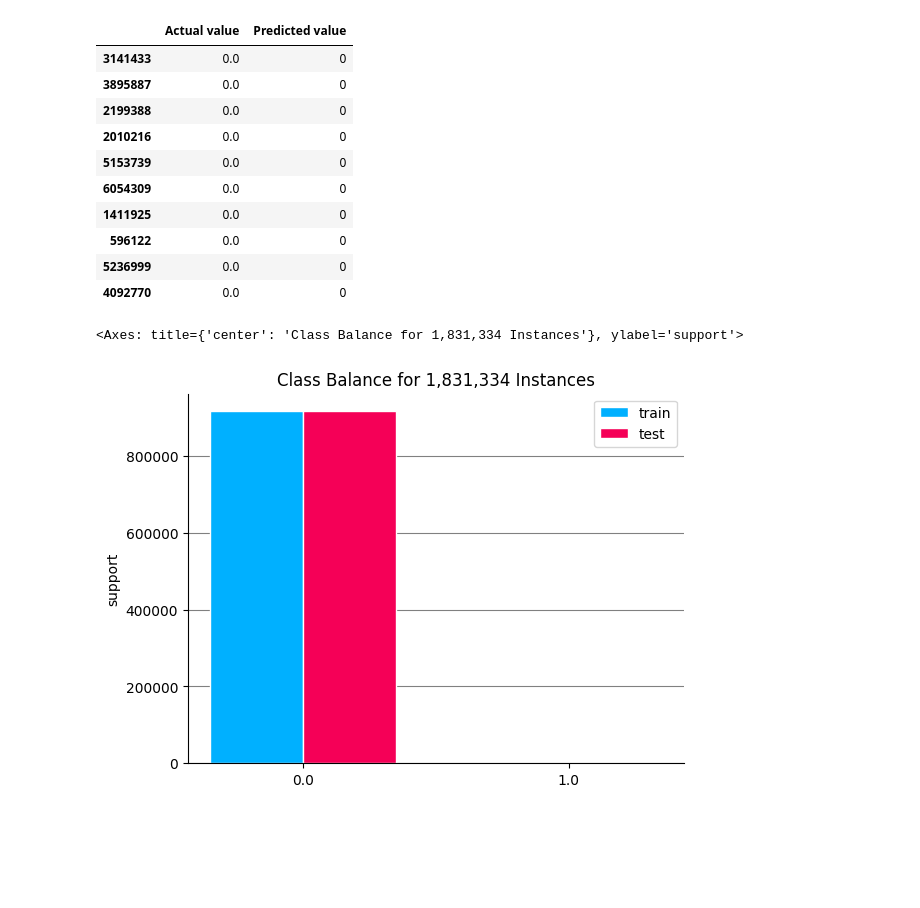
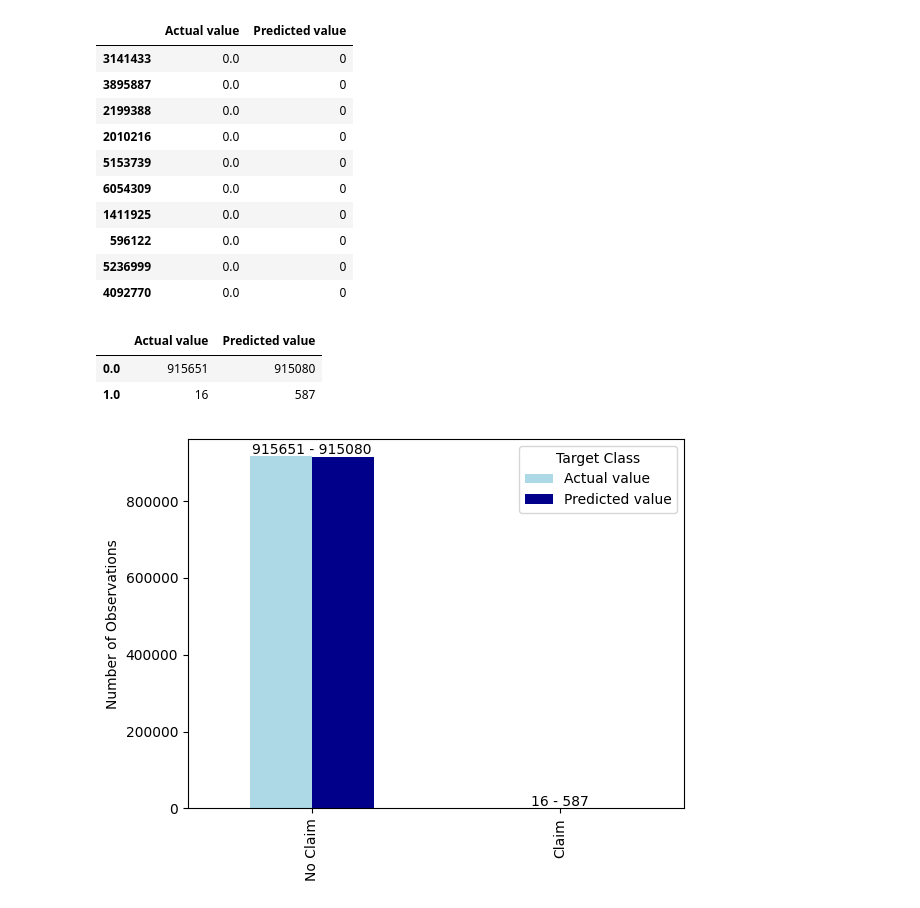
Before and after one commit to jacquito0925/audimed_tfm, a Jupyter notebook: 4_Model_NN_Claims.ipynb, the cells around one changed output. Saved outputs shown, nothing was run; the diff lists cells and outputs as text; code cells hidden in the pictures; blank space fills up the shorter version.

```diff
--- a/4_Model_NN_Claims.ipynb
+++ b/4_Model_NN_Claims.ipynb
@@ -119,7 +119,7 @@ X_train.shape, Y_train.shape, X_validation.shape, Y_validation.shape
 # %%
 #feature_layer = tf.keras.layers.DenseFeatures(feature_columns)
 NN_model = tf.keras.Sequential([\
-  layers.Dense(106, activation='relu', input_shape=[len(X_train.keys())]),\
+  layers.Dense(53, activation='relu', input_shape=[len(X_train.keys())]),\
   layers.Dense(1, activation='hard_sigmoid', name='output')\
 ])
 # hard_sigmoid
@@ -145,5 +145,5 @@ Model: "sequential"
  Non-trainable params: 0 (0.00 B)
 # %%
-NN_model.fit(X_train,Y_train,epochs=10)
+NN_model.fit(X_train,Y_train,epochs=5)
 # %% [output]
 Epoch 1/5
@@ -197,8 +197,8 @@ Prediction for test set: [0 0 0 ... 0 0 0]
 # %% [markdown]
 ##### Verificar la salida esperada con la salida de la predicción
 # %%
-mlr_diff = pd.DataFrame({'Actual value': Y_validation, 'Predicted value': Y_predict})
-mlr_diff.tail(10)
+df_compare = pd.DataFrame({'Actual value': Y_validation, 'Predicted value': Y_predict})
+df_compare.tail(10)
 # %% [output]
 |  | Actual value | Predicted value |
 | 3141433 | 0.0 | 0 |
@@ -211,11 +211,33 @@ mlr_diff.tail(10)
 | 596122 | 0.0 | 0 |
 | 5236999 | 0.0 | 0 |
 | 4092770 | 0.0 | 0 |
-# %%
-plot.target_analysis(mlr_diff['Actual value'], mlr_diff['Predicted value'])
-# %% [output]
-<Axes: title={'center': 'Class Balance for 1,831,334 Instances'}, ylabel='support'>
-[figure, removed]
+# %%
+sumary = pd.DataFrame({'Actual value': df_compare['Actual value'].value_counts(), 'Predicted value': df_compare['Predicted value'].value_counts()})
+sumary.head()
+# %% [output]
+|  | Actual value | Predicted value |
+| 0.0 | 915651 | 915080 |
+| 1.0 | 16 | 587 |
+# %%
+val_no_claim_valida=str(sumary['Actual value'][0])
+val_no_claim_predict=str(sumary['Predicted value'][0])
+val_no_claim=val_no_claim_valida+' - '+val_no_claim_predict
+#print(val_no_claim)
+val_claim_valida=str(sumary['Actual value'][1])
+val_claim_predict=str(sumary['Predicted value'][1])
+val_claim=val_claim_valida+' - '+val_claim_predict
+#print(val_claim)
+bar_colors = ['lightblue', 'darkblue']
+sumary.plot.bar(color=bar_colors)
+plt.xticks(range(2), ["No Claim","Claim"])
+plt.text(0, sumary['Actual value'][0], val_no_claim, ha='center', va='bottom')
+plt.text(1, sumary['Actual value'][1], val_claim, ha='center', va='bottom')
+#plt.xlabel("Target Class")
+plt.ylabel("Number of Observations")
+plt.legend(title="Target Class")
+plt.show()
+# %% [output]
+[figure, added]
 # %%
 confusion_matrix = confusion_matrix(Y_validation, Y_predict)
 cm_display = ConfusionMatrixDisplay(confusion_matrix = confusion_matrix, display_labels = ['No Claim', 'Claim'])
```
Also changed, not shown: parts of 6 cells of this notebook.
